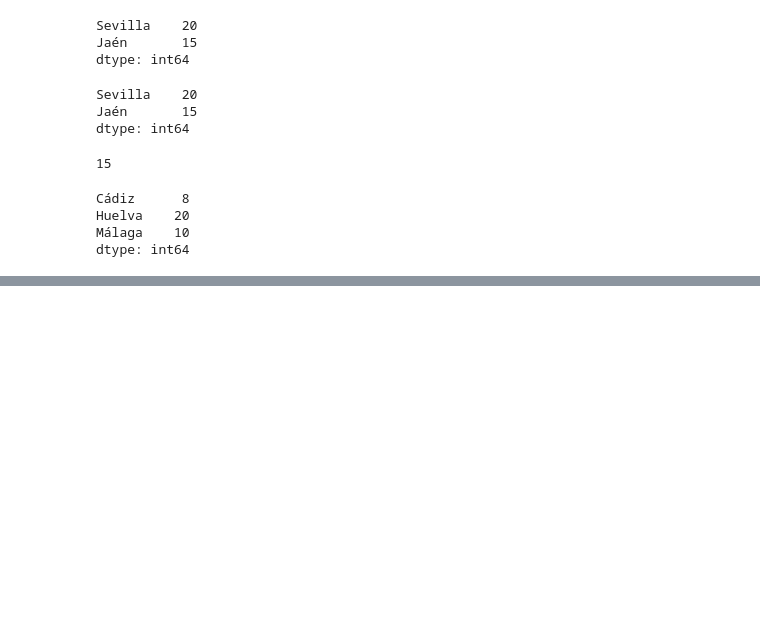
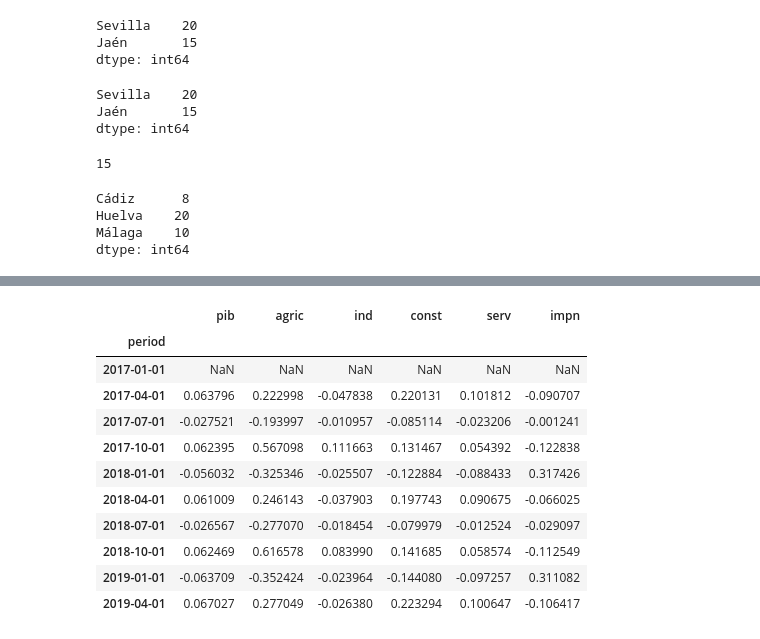
Before and after one commit to otoperalias/Coyuntura, a Jupyter notebook: Clases/Tema2_I.ipynb, the cells around one changed output, grey strips where cells are left out. Cells and saved outputs as stored; diff of their text form; code cells hidden in the pictures; blank space fills up the shorter version.

```diff
--- a/Clases/Tema2_I.ipynb
+++ b/Clases/Tema2_I.ipynb
@@ -547,0 +684,17 @@ dtype: int64
+# %%
+# Dividimos diff/valor(t-1) y calculamos así la tasa de variación
+tv=diff.div(data.shift(1))
+tv
+# %% [output]
+|  | pib | agric | ind | const | serv | impn |
+| period |  |  |  |  |  |  |
+| 2017-01-01 | NaN | NaN | NaN | NaN | NaN | NaN |
+| 2017-04-01 | 0.063796 | 0.222998 | -0.047838 | 0.220131 | 0.101812 | -0.090707 |
+| 2017-07-01 | -0.027521 | -0.193997 | -0.010957 | -0.085114 | -0.023206 | -0.001241 |
+| 2017-10-01 | 0.062395 | 0.567098 | 0.111663 | 0.131467 | 0.054392 | -0.122838 |
+| 2018-01-01 | -0.056032 | -0.325346 | -0.025507 | -0.122884 | -0.088433 | 0.317426 |
+| 2018-04-01 | 0.061009 | 0.246143 | -0.037903 | 0.197743 | 0.090675 | -0.066025 |
+| 2018-07-01 | -0.026567 | -0.277070 | -0.018454 | -0.079979 | -0.012524 | -0.029097 |
+| 2018-10-01 | 0.062469 | 0.616578 | 0.083990 | 0.141685 | 0.058574 | -0.112549 |
+| 2019-01-01 | -0.063709 | -0.352424 | -0.023964 | -0.144080 | -0.097257 | 0.311082 |
+| 2019-04-01 | 0.067027 | 0.277049 | -0.026380 | 0.223294 | 0.100647 | -0.106417 |
```
Also changed, not shown: parts of 20 cells of this notebook.
